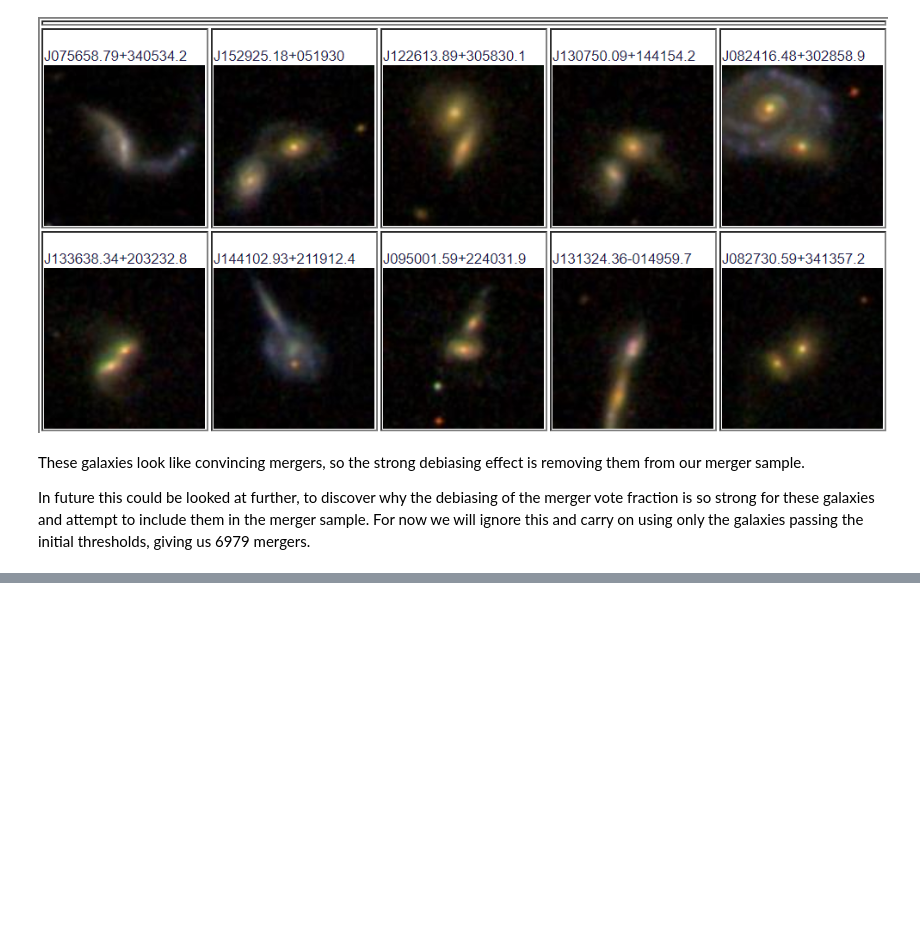
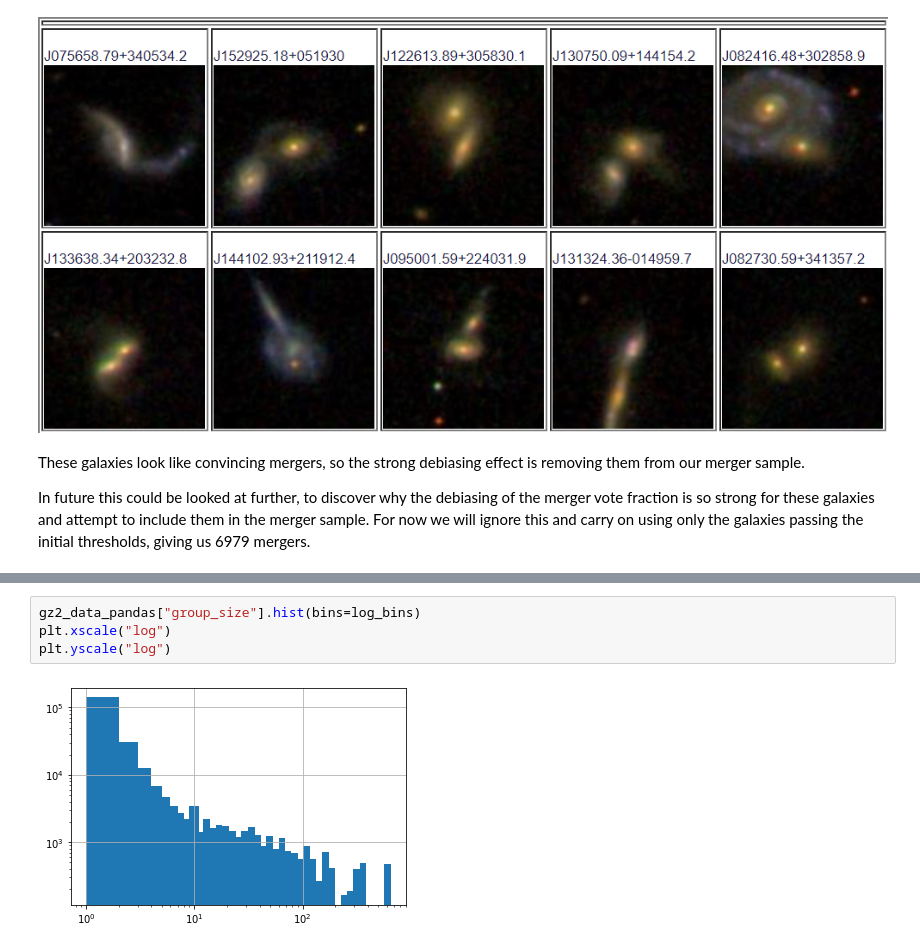
Before and after one commit to tplews98/MPhys_Project, a Jupyter notebook: MT_Week3&4_Groups.ipynb, the cells around one changed output, grey strips where cells are left out. Saved outputs shown, nothing was run; the diff lists cells and outputs as text; blank space fills up the shorter version.

```diff
--- a/MT_Week3&4_Groups.ipynb
+++ b/MT_Week3&4_Groups.ipynb
@@ -371,3 +509,9 @@ In future this could be looked at further, to discover why the debiasing of the
+# %%
+gz2_data_pandas["group_size"].hist(bins=log_bins)
+plt.xscale("log")
+plt.yscale("log")
+# %% [output]
+[figure, added]
 # %%
 bins = pd.qcut(x=gz2_data["REDSHIFT"], q=5, labels=False, retbins=True)[1]
 test1, test2, _ = plt.hist(gz2_data["REDSHIFT"], bins=bins)
```
Also changed, not shown: parts of 10 cells of this notebook.
